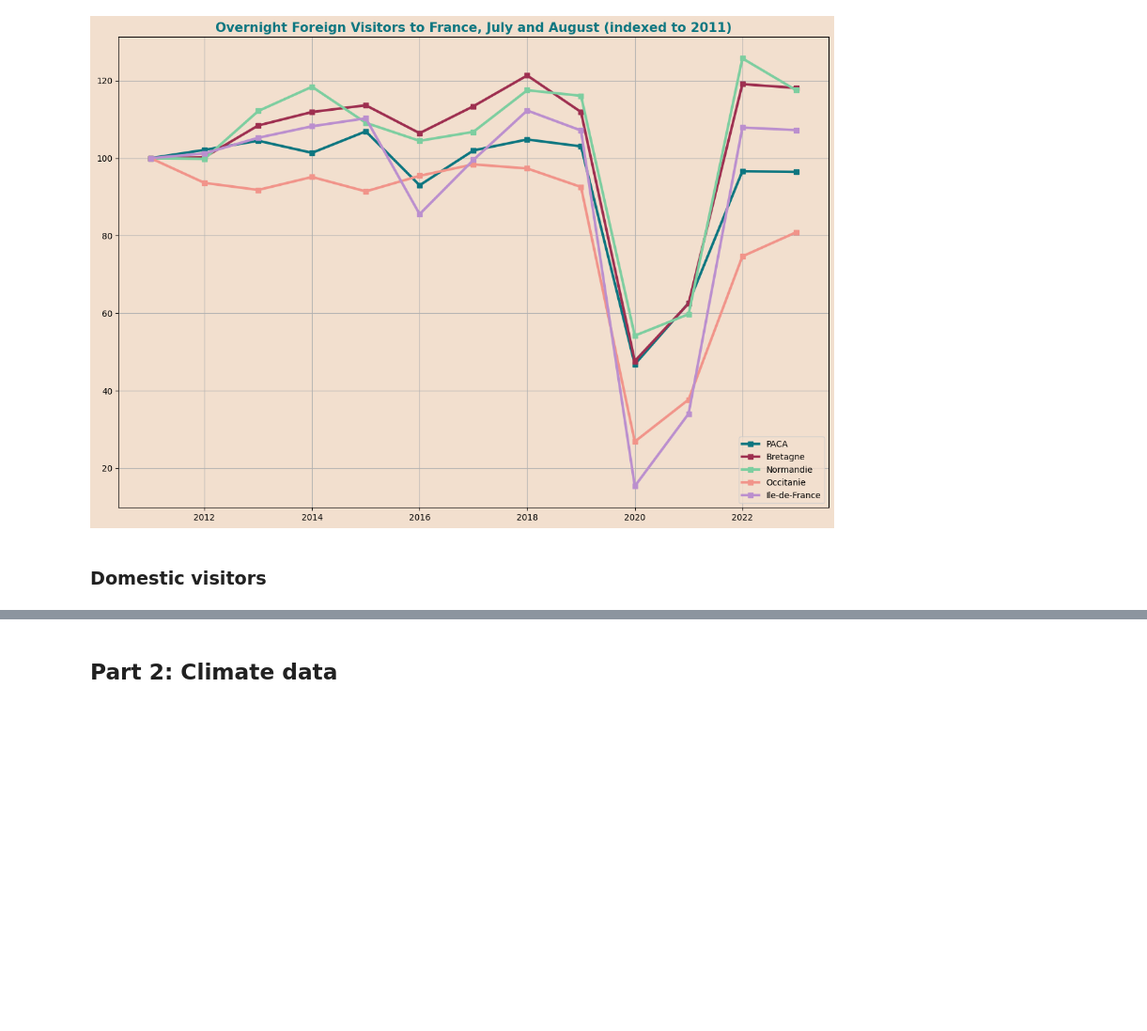
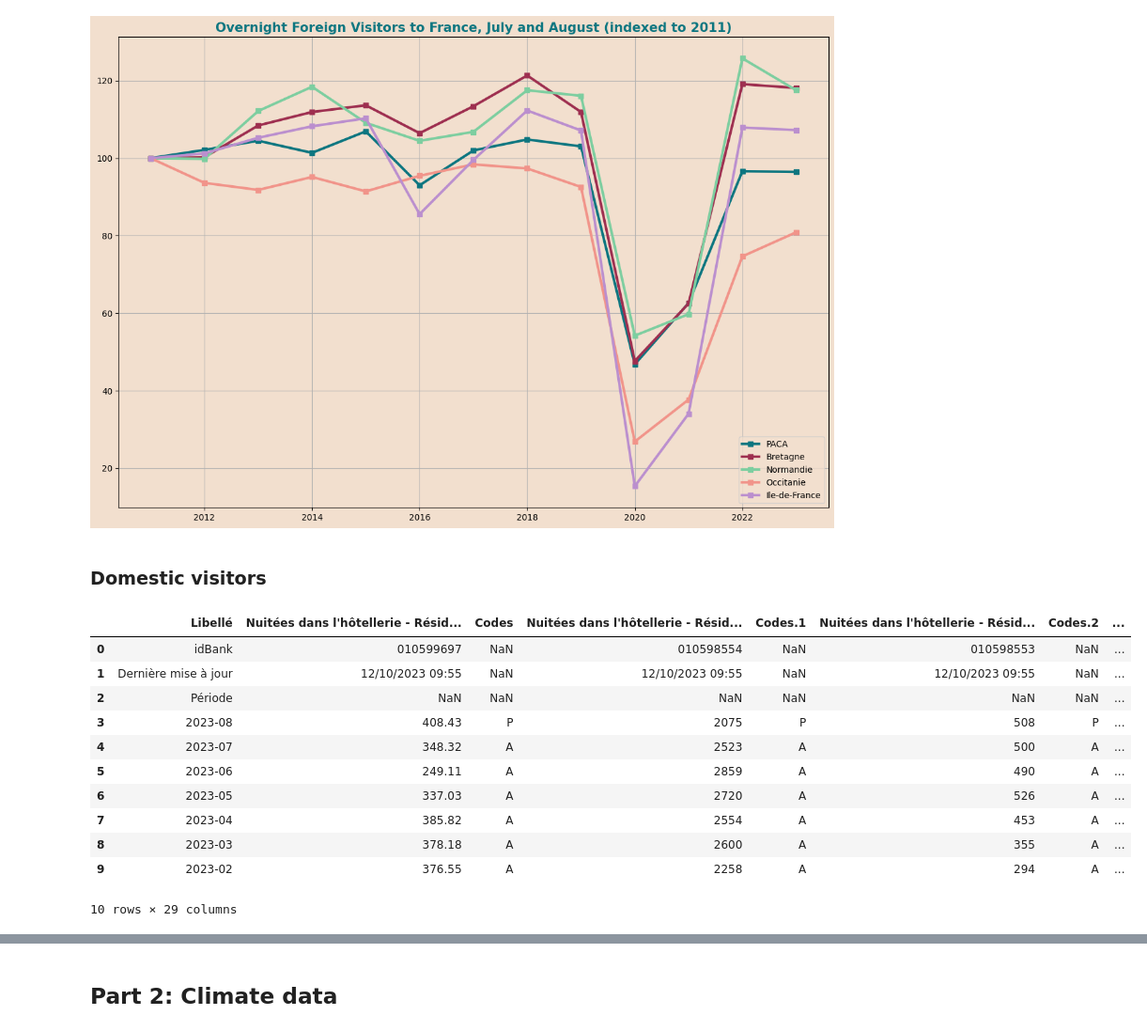
Before and after one commit to hbburke/France-Tourism, a Jupyter notebook: tourism.ipynb, the cells around one changed output, grey strips where cells are left out. Shown at 94% size. Cells and saved outputs as stored; diff of their text form; code cells hidden in the pictures; blank space fills up the shorter version.

```diff
--- a/tourism.ipynb
+++ b/tourism.ipynb
@@ -520,3 +496,20 @@ ax.patch.set_facecolor('#F2DFCE')
 [figure]
 # %% [markdown]
 ### Domestic visitors
+# %%
+url2 = 'https://raw.githubusercontent.com/hbburke/France-Tourism/main/residents/valeurs_mensuelles.csv'
+residents = pd.read_csv(url2, sep=';')
+residents.head(10)
+# %% [output]
+|  | Libellé | Nuitées dans l'hôtellerie - Résid... | Codes | Nuitées dans l'hôtellerie - Résid... | Codes.1 | Nuitées dans l'hôtellerie - Résid... | Codes.2 | ... |
+| 0 | idBank | 010599697 | NaN | 010598554 | NaN | 010598553 | NaN | ... |
+| 1 | Dernière mise à jour | 12/10/2023 09:55 | NaN | 12/10/2023 09:55 | NaN | 12/10/2023 09:55 | NaN | ... |
+| 2 | Période | NaN | NaN | NaN | NaN | NaN | NaN | ... |
+| 3 | 2023-08 | 408.43 | P | 2075 | P | 508 | P | ... |
+| 4 | 2023-07 | 348.32 | A | 2523 | A | 500 | A | ... |
+| 5 | 2023-06 | 249.11 | A | 2859 | A | 490 | A | ... |
+| 6 | 2023-05 | 337.03 | A | 2720 | A | 526 | A | ... |
+| 7 | 2023-04 | 385.82 | A | 2554 | A | 453 | A | ... |
+| 8 | 2023-03 | 378.18 | A | 2600 | A | 355 | A | ... |
+| 9 | 2023-02 | 376.55 | A | 2258 | A | 294 | A | ... |
+10 rows × 29 columns
```
Also changed, not shown: parts of 21 cells of this notebook.
